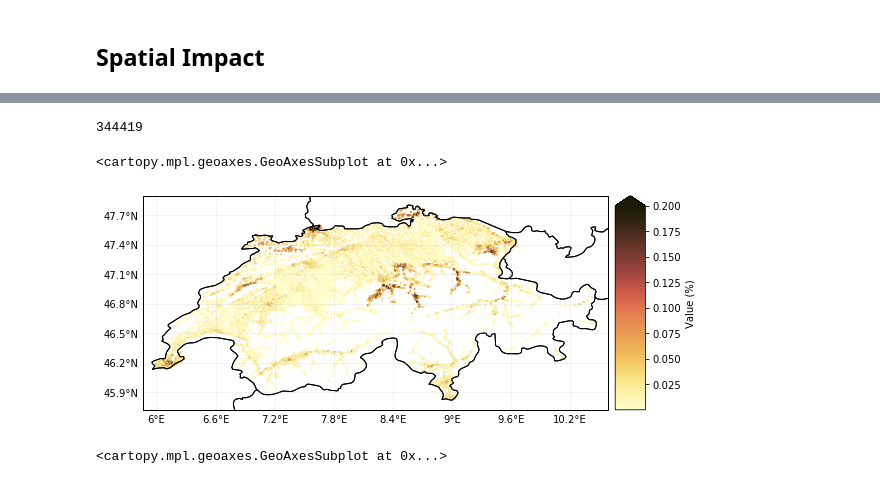
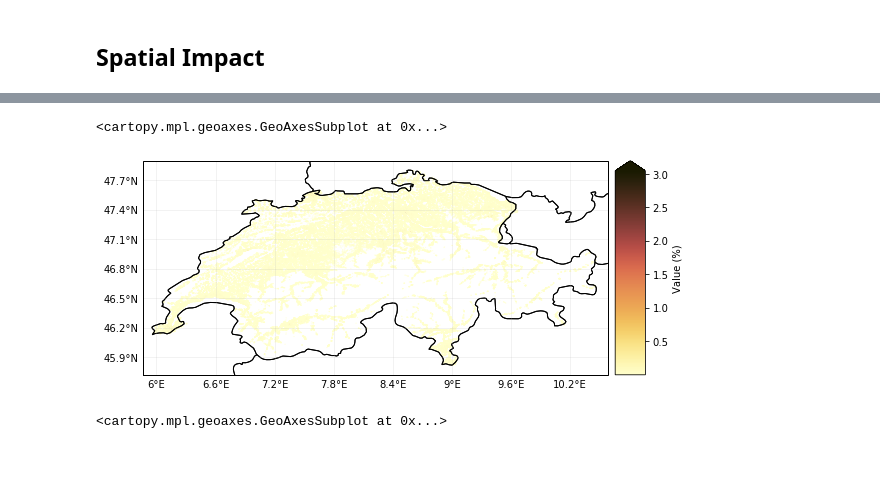
Before and after one commit to zeliest/heat_mortality_productivity_impacts, a Jupyter notebook: data_analysis/notebooks/results_mortality.ipynb, the cells around one changed output, grey strips where cells are left out. Saved outputs shown, nothing was run; the diff lists cells and outputs as text; code cells hidden in the pictures.

```diff
--- a/data_analysis/notebooks/results_mortality.ipynb
+++ b/data_analysis/notebooks/results_mortality.ipynb
@@ -52,4 +72,10 @@ shp_cantons='../../input_data/shapefiles/KANTONS_projected_epsg4326/swissBOUNDAR
 annual_deaths='../../input_data/impact_functions/annual_deaths.xlsx'
 
 exposures_all = call_exposures_switzerland_mortality(file_info, file_locations, shp_cantons, annual_deaths, population_ratio=False) #number of people instead of ratio
+
+exposures = {}
+exposures['Over 75'] = exposures_all[exposures_all['category']=='Over 75']
+exposures['Over 75']  = Exposures(exposures['Over 75'] )
+exposures['Under 75'] = exposures_all[exposures_all['category']=='Under 75']
+exposures['Under 75']  = Exposures(exposures['Under 75'] )
 # %% [output]
@@ -60,29 +84,15 @@ exposures_all = call_exposures_switzerland_mortality(file_info, file_locations,
-# %%
-exposures = exposures_all[exposures_all['category']=='Over 75']
-exposures = Exposures(exposures)
-len(exposures)
-# %% [output]
-344419
 # %%
-pickle_in = \
-open('../../output/mortality_results/impact_100mc2.pickle','rb')
-impacts_mortality = pickle.load(pickle_in)
-
-
-exposures = exposures_all[exposures_all['category']=='Over 75']
-exposures = Exposures(exposures)
-
 category = 'Over 75'
 categories_code = {'Over 75':'O', 'Under 75':'U'}
 cm = palettable.scientific.sequential.LaJolla_20.mpl_colormap
 
-impact = impacts_mortality.matrix_as_impact(impacts_mortality.median_impact_matrices['RCP85'][2050][category], exposures, unit='%', percentage=True)
-impact.plot_hexbin_impact_exposure(pop_name=False, cmap=cm, buffer=0.1, vmax=0.2, extend='max')
+impact = impacts_mortality.matrix_as_impact(impacts_mortality.median_impact_matrices['RCP85'][2050][category], exposures[category], unit='%')
+impact.plot_hexbin_impact_exposure(pop_name=False, cmap=cm, buffer=0.1, extend='max')
 
 #plt.savefig(''.join([fig_dir,'spatial_impact_2050_o75.pdf']),bbox_inches='tight')
 # %% [output]
 <cartopy.mpl.geoaxes.GeoAxesSubplot at 0x...>
-[figure, old version]
+[figure, new version]
 # %%
 impact = impacts_mortality.matrix_as_impact(median_impact_matrices['RCP85'][2020][category], exposures, unit='Annual Heat Related Death (#)', percentage=False, canton='Basel-Stadt')
 impact.plot_hexbin_impact_exposure(pop_name=False, cmap=cm, buffer=0.1)
```
Also changed, not shown: parts of 11 cells of this notebook, 1 other file.
